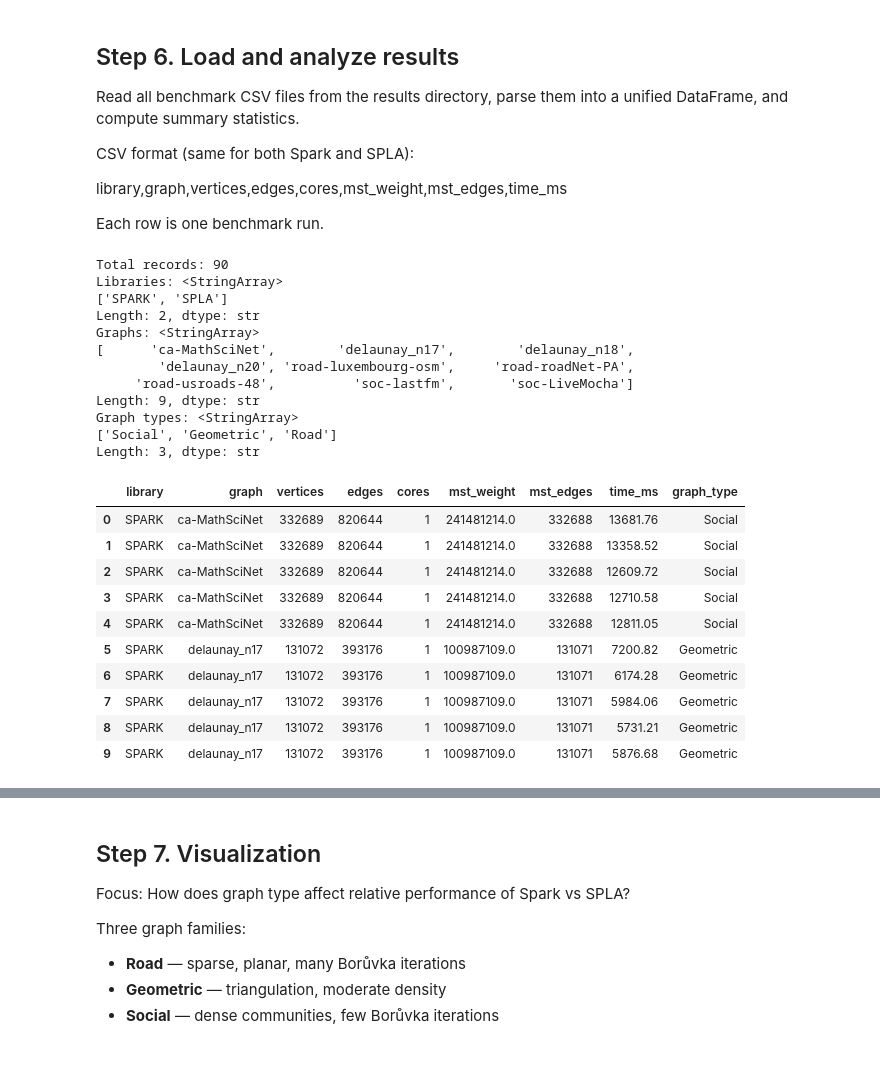
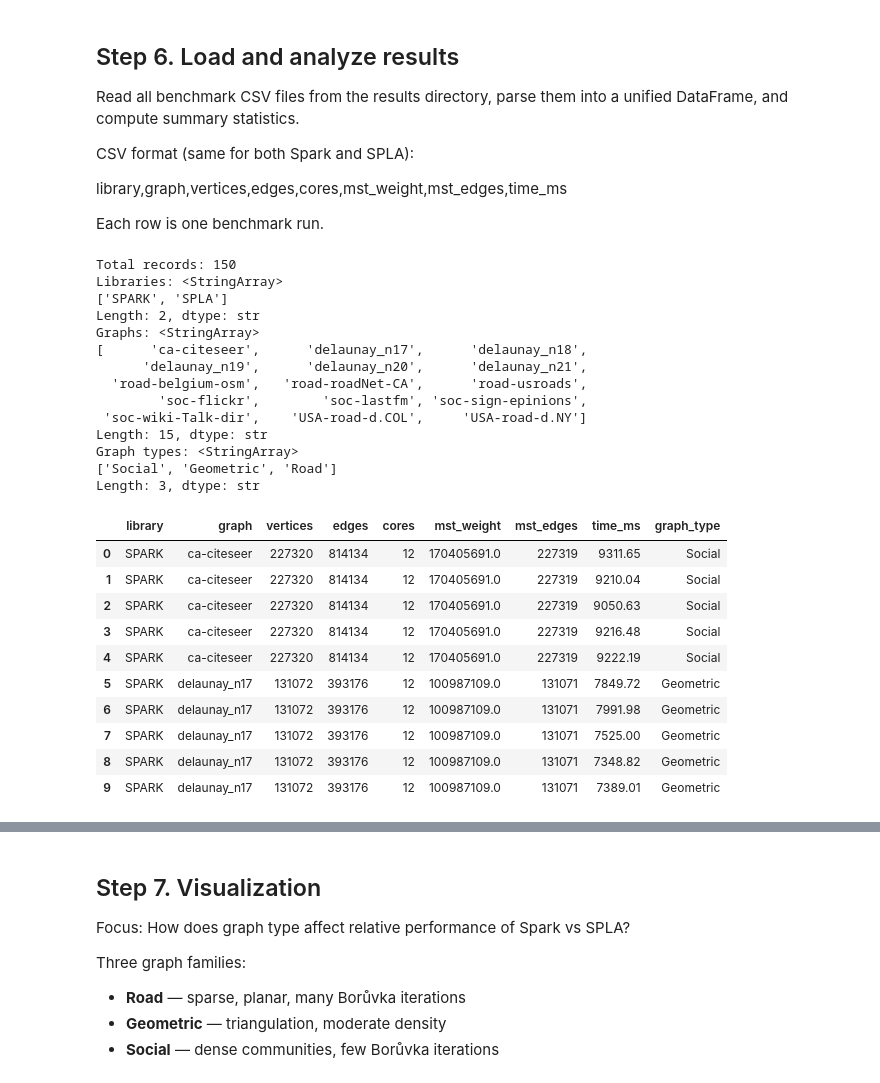
Before and after one commit to vladyoslav/graphs_analysis, a Jupyter notebook: boruvka/experiment_graph_types/experiment.ipynb, the cells around one changed output, grey strips where cells are left out. Saved outputs shown, nothing was run; the diff lists cells and outputs as text; code cells hidden in the pictures.

```diff
--- a/boruvka/experiment_graph_types/experiment.ipynb
+++ b/boruvka/experiment_graph_types/experiment.ipynb
@@ -371,15 +526,26 @@ library,graph,vertices,edges,cores,mst_weight,mst_edges,time_ms
 Each row is one benchmark run.
 # %%
 graph_types = {
-    "road-luxembourg-osm": "Road",
-    "road-usroads-48": "Road",
-    "road-roadNet-PA": "Road",
+    # Road Networks
+    "road-usroads": "Road",
+    "road-belgium-osm": "Road",
+    "road-roadNet-CA": "Road",
+    "USA-road-d.NY": "Road",
+    "USA-road-d.COL": "Road",
+
+    # Geometric Graphs
     "delaunay_n17": "Geometric",
     "delaunay_n18": "Geometric",
+    "delaunay_n19": "Geometric",
     "delaunay_n20": "Geometric",
-    "soc-LiveMocha": "Social",
-    "ca-MathSciNet": "Social",
+    "delaunay_n21": "Geometric",
+
+    # Social & Collaboration Networks
+    "soc-sign-epinions": "Social",
+    "ca-citeseer": "Social",
+    "soc-flickr": "Social",
     "soc-lastfm": "Social",
+    "soc-flickr-und": "Social",
 }
 
 def load_all_results(results_dir: Path) -> pd.DataFrame:
@@ -402,48 +568,50 @@ def load_all_results(results_dir: Path) -> pd.DataFrame:
             df["time_ms"] = df["time_ms"].astype(str).str.replace(",", ".").astype(float)
             df["library"] = library
             df["graph"] = graph_name
             df["graph_type"] = graph_type
             dfs.append(df)
         except Exception as e:
             print(f"[ERROR] {csv_file.name}: {e}")
             continue
 
     if not dfs:
         print("No CSV files found!")
         return pd.DataFrame()
 
     return pd.concat(dfs, ignore_index=True)
 
 df = load_all_results(results_path)
 print(f"Total records: {len(df)}")
 print(f"Libraries: {df['library'].unique()}")
 print(f"Graphs: {df['graph'].unique()}")
 print(f"Graph types: {df['graph_type'].unique()}")
 df.head(10)
 # %% [output]
-Total records: 90
+Total records: 150
 Libraries: <StringArray>
 ['SPARK', 'SPLA']
 Length: 2, dtype: str
 Graphs: <StringArray>
-[      'ca-MathSciNet',        'delaunay_n17',        'delaunay_n18',
-        'delaunay_n20', 'road-luxembourg-osm',     'road-roadNet-PA',
-     'road-usroads-48',          'soc-lastfm',       'soc-LiveMocha']
-Length: 9, dtype: str
+[      'ca-citeseer',      'delaunay_n17',      'delaunay_n18',
+      'delaunay_n19',      'delaunay_n20',      'delaunay_n21',
+  'road-belgium-osm',   'road-roadNet-CA',      'road-usroads',
+        'soc-flickr',        'soc-lastfm', 'soc-sign-epinions',
+ 'soc-wiki-Talk-dir',    'USA-road-d.COL',     'USA-road-d.NY']
+Length: 15, dtype: str
 Graph types: <StringArray>
 ['Social', 'Geometric', 'Road']
 Length: 3, dtype: str
 |  | library | graph | vertices | edges | cores | mst_weight | mst_edges | time_ms | graph_type |
-| 0 | SPARK | ca-MathSciNet | 332689 | 820644 | 1 | 241481214.0 | 332688 | 13681.76 | Social |
-| 1 | SPARK | ca-MathSciNet | 332689 | 820644 | 1 | 241481214.0 | 332688 | 13358.52 | Social |
-| 2 | SPARK | ca-MathSciNet | 332689 | 820644 | 1 | 241481214.0 | 332688 | 12609.72 | Social |
-| 3 | SPARK | ca-MathSciNet | 332689 | 820644 | 1 | 241481214.0 | 332688 | 12710.58 | Social |
-| 4 | SPARK | ca-MathSciNet | 332689 | 820644 | 1 | 241481214.0 | 332688 | 12811.05 | Social |
-| 5 | SPARK | delaunay_n17 | 131072 | 393176 | 1 | 100987109.0 | 131071 | 7200.82 | Geometric |
-| 6 | SPARK | delaunay_n17 | 131072 | 393176 | 1 | 100987109.0 | 131071 | 6174.28 | Geometric |
-| 7 | SPARK | delaunay_n17 | 131072 | 393176 | 1 | 100987109.0 | 131071 | 5984.06 | Geometric |
-| 8 | SPARK | delaunay_n17 | 131072 | 393176 | 1 | 100987109.0 | 131071 | 5731.21 | Geometric |
-| 9 | SPARK | delaunay_n17 | 131072 | 393176 | 1 | 100987109.0 | 131071 | 5876.68 | Geometric |
+| 0 | SPARK | ca-citeseer | 227320 | 814134 | 12 | 170405691.0 | 227319 | 9311.65 | Social |
+| 1 | SPARK | ca-citeseer | 227320 | 814134 | 12 | 170405691.0 | 227319 | 9210.04 | Social |
+| 2 | SPARK | ca-citeseer | 227320 | 814134 | 12 | 170405691.0 | 227319 | 9050.63 | Social |
+| 3 | SPARK | ca-citeseer | 227320 | 814134 | 12 | 170405691.0 | 227319 | 9216.48 | Social |
+| 4 | SPARK | ca-citeseer | 227320 | 814134 | 12 | 170405691.0 | 227319 | 9222.19 | Social |
+| 5 | SPARK | delaunay_n17 | 131072 | 393176 | 12 | 100987109.0 | 131071 | 7849.72 | Geometric |
+| 6 | SPARK | delaunay_n17 | 131072 | 393176 | 12 | 100987109.0 | 131071 | 7991.98 | Geometric |
+| 7 | SPARK | delaunay_n17 | 131072 | 393176 | 12 | 100987109.0 | 131071 | 7525.00 | Geometric |
+| 8 | SPARK | delaunay_n17 | 131072 | 393176 | 12 | 100987109.0 | 131071 | 7348.82 | Geometric |
+| 9 | SPARK | delaunay_n17 | 131072 | 393176 | 12 | 100987109.0 | 131071 | 7389.01 | Geometric |
 # %%
 summary = df.groupby(["library", "graph", "graph_type", "vertices", "edges"]).agg(
     mean_time_ms=("time_ms", "mean"),
```
Also changed, not shown: parts of 37 cells of this notebook, 55 other files.
